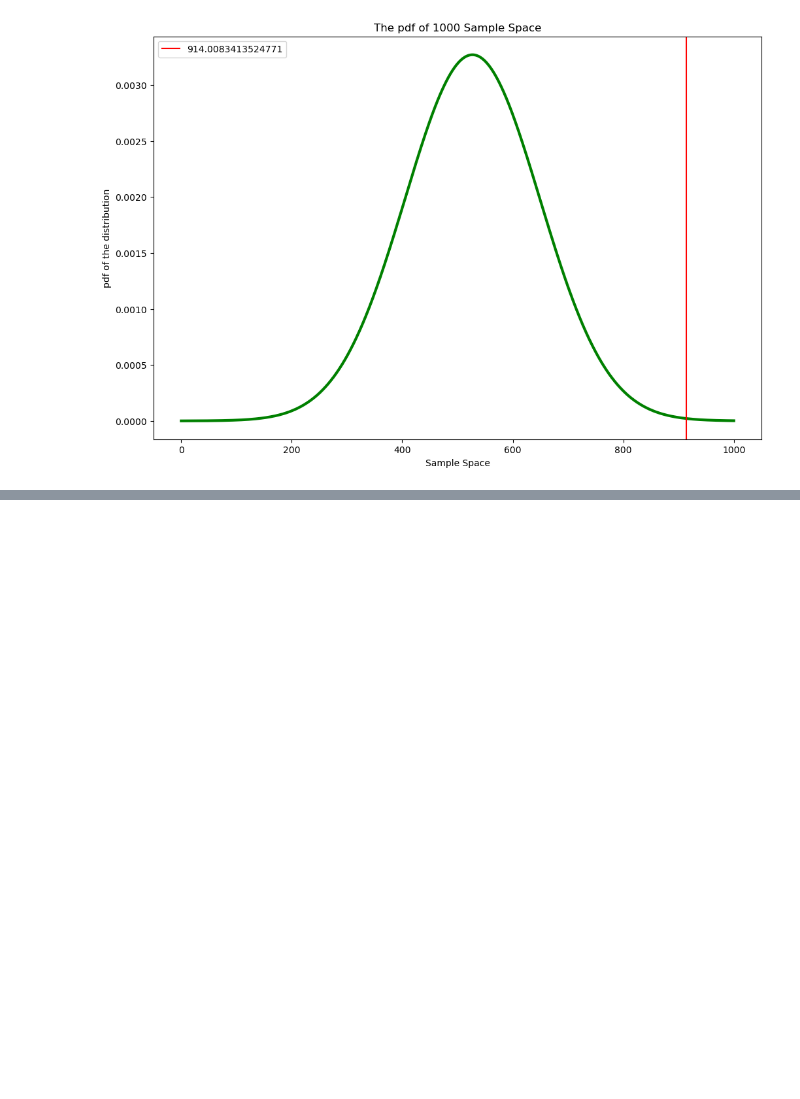
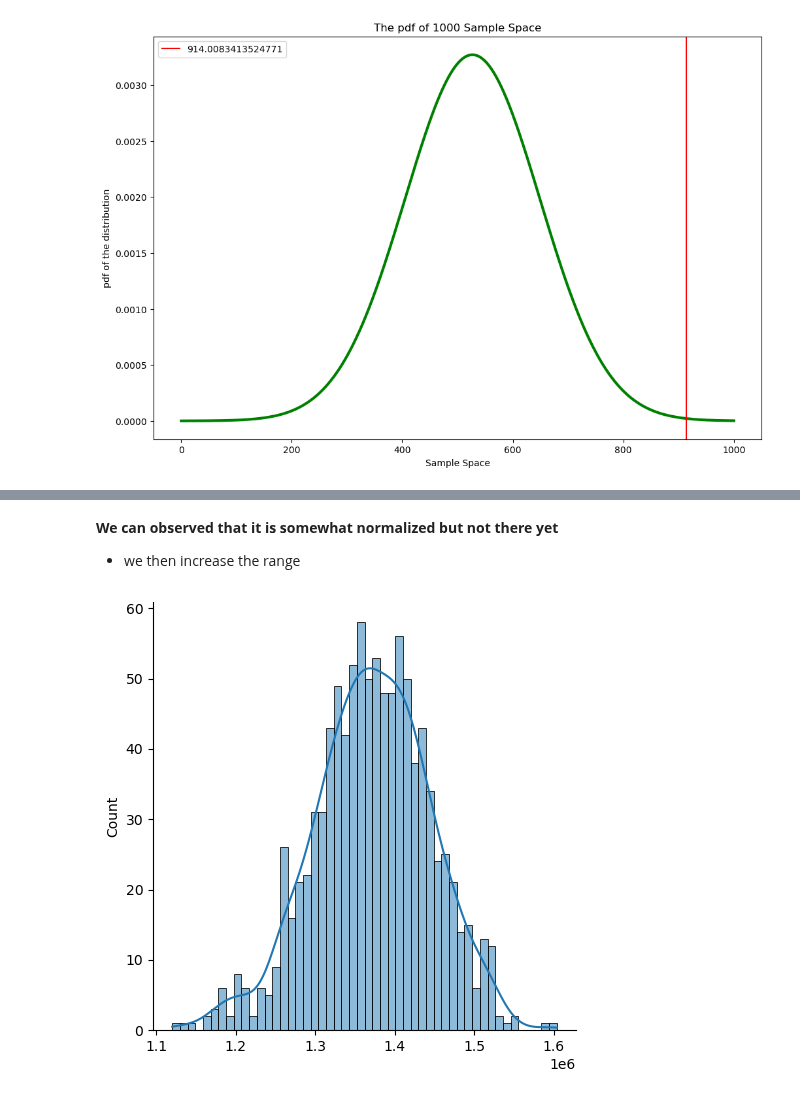
Before and after one commit to andazi/goal-data-science, a Jupyter notebook: Data science tools,statistics and probability/Introduction To Statistics In Data Science.ipynb, the cells around one changed output, grey strips where cells are left out. Saved outputs shown, nothing was run; the diff lists cells and outputs as text; code cells hidden in the pictures; blank space fills up the shorter version.

```diff
--- a/Data science tools,statistics and probability/Introduction To Statistics In Data Science.ipynb
+++ b/Data science tools,statistics and probability/Introduction To Statistics In Data Science.ipynb
@@ -970,0 +1039,10 @@ In summary, the Central Limit Theorem is a powerful concept that allows us to ma
+# %% [markdown]
+__We can observed that it is somewhat normalized but not there yet__
+
+- we then increase the range
+# %%
+samples_mean1 = [np.mean(np.random.choice(chicago_train.total_rides, size=30)) for i in range(1000)]
+
+distn_plotter(samples_mean1)
+# %% [output]
+[figure, added]
```
Also changed, not shown: parts of 12 cells of this notebook, 29 other files.
